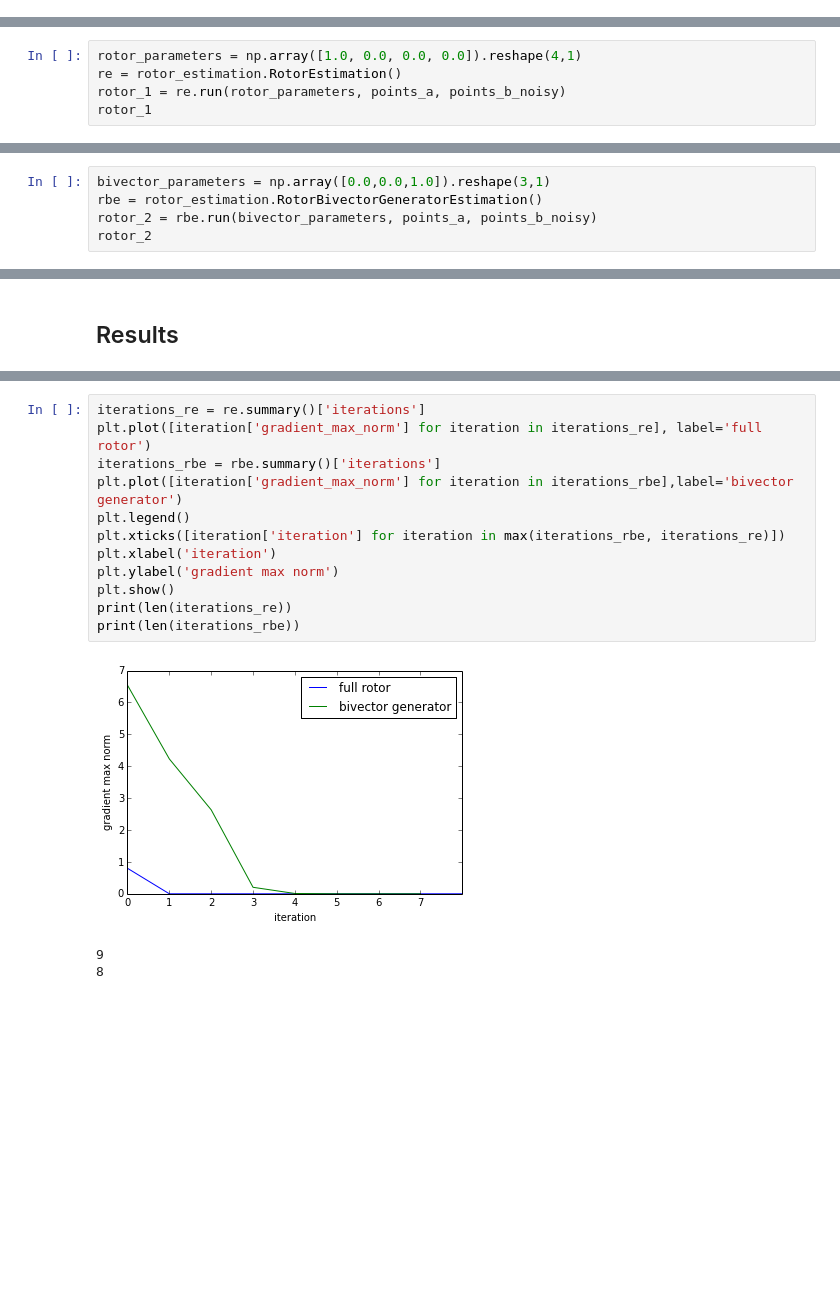
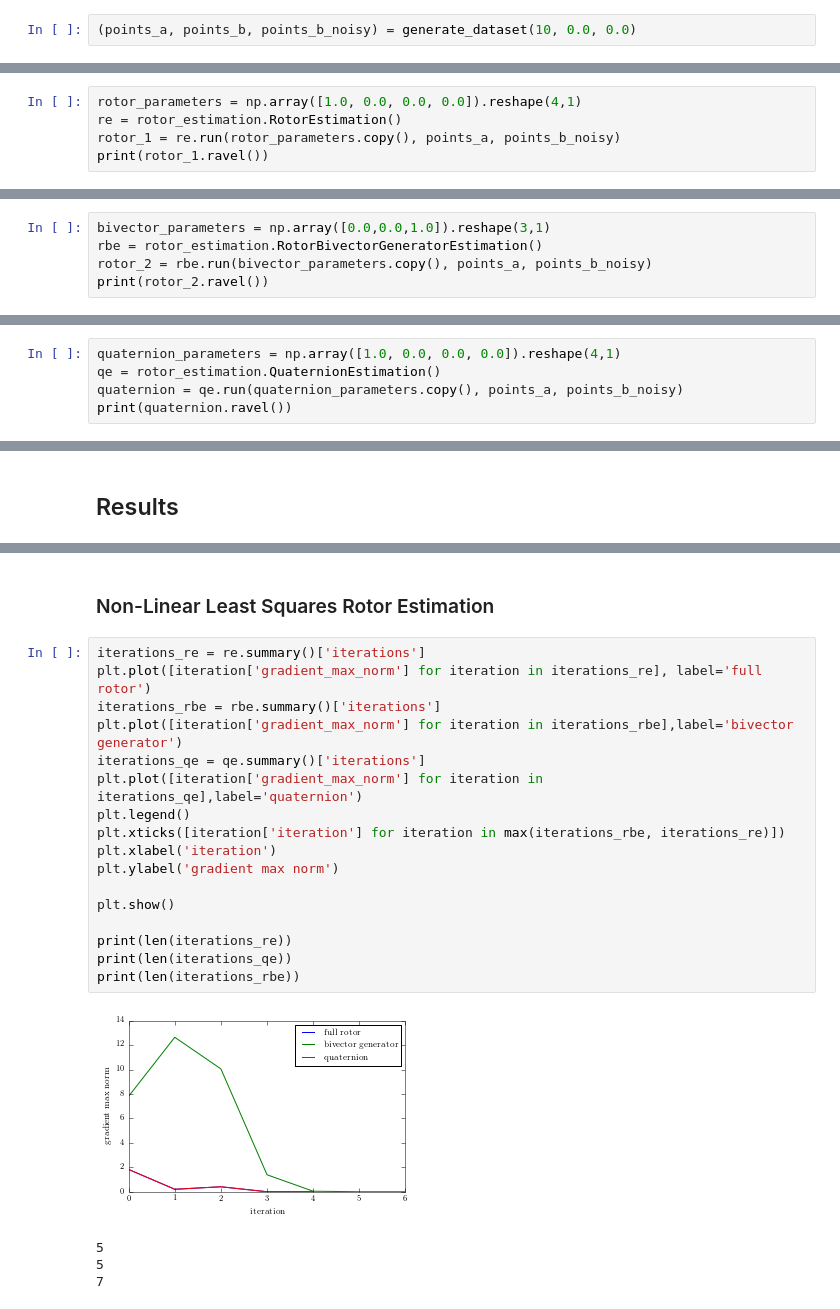
Before and after one commit to tingelst/game, a Jupyter notebook: python/rotor_estimation.ipynb, the cells around one changed output, grey strips where cells are left out. Saved outputs shown, nothing was run; the diff lists cells and outputs as text; blank space fills up the shorter version.

Commit message:
Added more rotor_estimation stuffz

```diff
--- a/python/rotor_estimation.ipynb
+++ b/python/rotor_estimation.ipynb
@@ -74 +62,3 @@ plt.show()
+# %%
+(points_a, points_b, points_b_noisy) = generate_dataset(10, 0.0, 0.0)
 # %% [markdown]
@@ -79,6 +69,6 @@ $$ R = \cos \left( \frac{\theta}{2} \right) - \sin \left( \frac{\theta}{2} \righ
 # %%
 rotor_parameters = np.array([1.0, 0.0, 0.0, 0.0]).reshape(4,1)
 re = rotor_estimation.RotorEstimation()
-rotor_1 = re.run(rotor_parameters, points_a, points_b_noisy)
-rotor_1
+rotor_1 = re.run(rotor_parameters.copy(), points_a, points_b_noisy)
+print(rotor_1.ravel())
 # %% [output]
@@ -92,6 +79,6 @@ $$ R = \exp \left( - \frac{\theta}{2} B \right) $$
 # %%
 bivector_parameters = np.array([0.0,0.0,1.0]).reshape(3,1)
 rbe = rotor_estimation.RotorBivectorGeneratorEstimation()
-rotor_2 = rbe.run(bivector_parameters, points_a, points_b_noisy)
-rotor_2
+rotor_2 = rbe.run(bivector_parameters.copy(), points_a, points_b_noisy)
+print(rotor_2.ravel())
 # %% [output]
@@ -101,0 +86,5 @@ array([[ 0.87937822],
+# %%
+quaternion_parameters = np.array([1.0, 0.0, 0.0, 0.0]).reshape(4,1)
+qe = rotor_estimation.QuaternionEstimation()
+quaternion = qe.run(quaternion_parameters.copy(), points_a, points_b_noisy)
+print(quaternion.ravel())
@@ -104,16 +294,24 @@ array([[ 0.87937822],
+# %% [markdown]
+### Non-Linear Least Squares Rotor Estimation
 # %%
 iterations_re = re.summary()['iterations']
 plt.plot([iteration['gradient_max_norm'] for iteration in iterations_re], label='full rotor')
 iterations_rbe = rbe.summary()['iterations']
 plt.plot([iteration['gradient_max_norm'] for iteration in iterations_rbe],label='bivector generator')
+iterations_qe = qe.summary()['iterations']
+plt.plot([iteration['gradient_max_norm'] for iteration in iterations_qe],label='quaternion')
 plt.legend()
 plt.xticks([iteration['iteration'] for iteration in max(iterations_rbe, iterations_re)])
 plt.xlabel('iteration')
 plt.ylabel('gradient max norm')
+
 plt.show()
+
 print(len(iterations_re))
+print(len(iterations_qe))
 print(len(iterations_rbe))
 # %% [output]
-[figure, old version]
+[figure, new version]
-9
-8
+5
+5
+7
```
Also changed, not shown: parts of 38 cells of this notebook, 10 other files.
